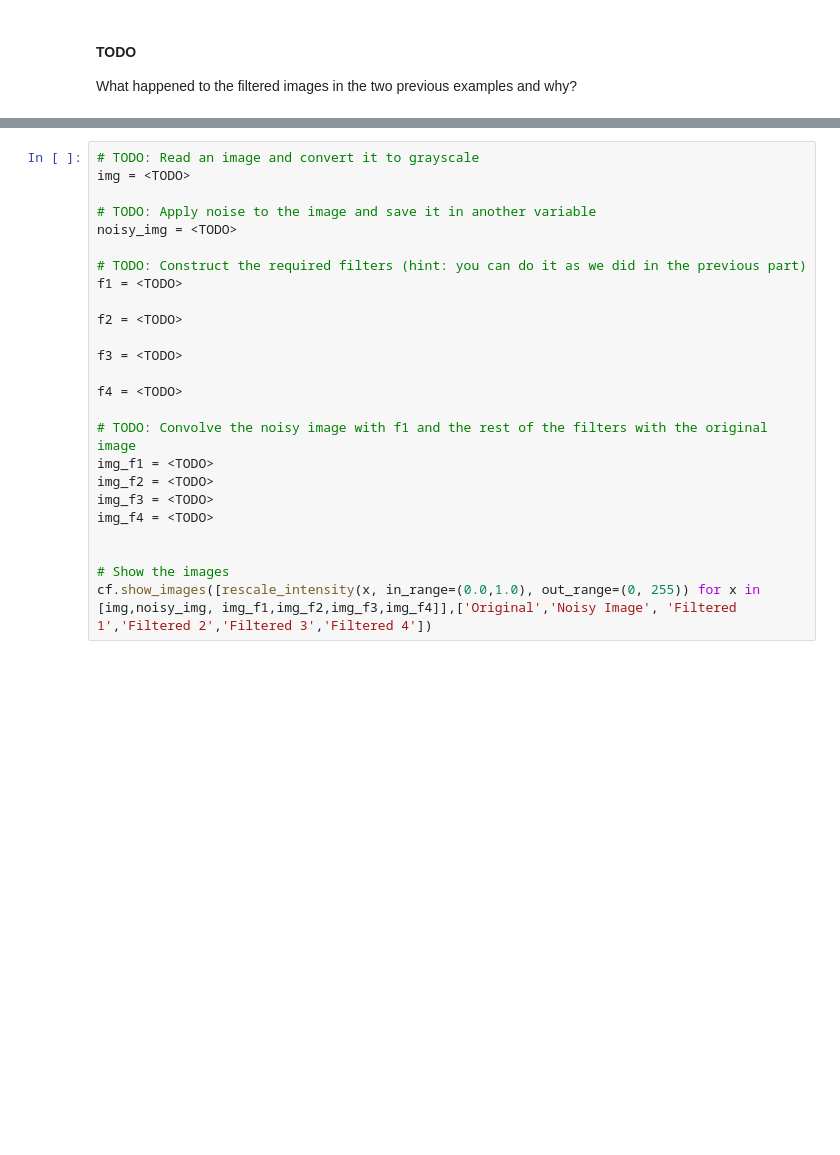
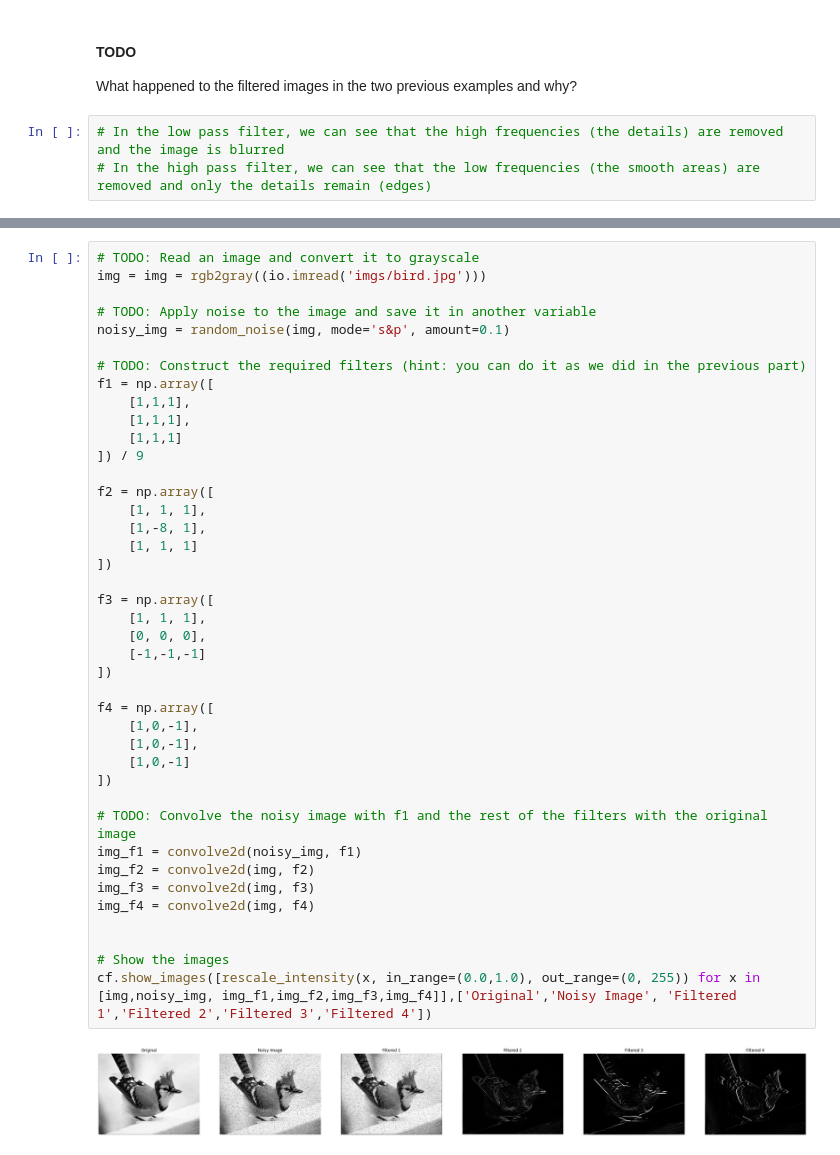
Before and after one commit to HossamMo123/IP_Requirment_1-2, a Jupyter notebook: Lab-2/lab2-std.ipynb, the cells around one changed output, grey strips where cells are left out. Saved outputs shown, nothing was run; the diff lists cells and outputs as text; blank space fills up the shorter version.

```diff
--- a/Lab-2/lab2-std.ipynb
+++ b/Lab-2/lab2-std.ipynb
@@ -108,6 +110,9 @@ apply_filter_in_freq(img, f)
 # %% [markdown]
 #### TODO
 What happened to the filtered images in the two previous examples and why?
+# %%
+# In the low pass filter, we can see that the high frequencies (the details) are removed and the image is blurred
+# In the high pass filter, we can see that the low frequencies (the smooth areas) are removed and only the details remain (edges)
 # %% [markdown]
 ### Part 3
 #### Understanding Image Filtering in the Space Domain Through Convolution
@@ -128,26 +133,44 @@ Press shift+tab after writing 'convolve2d' in a code cell
 -> random_noise(img, mode) (https://scikit-image.org/docs/dev/api/skimage.util.html#skimage.util.random_noise)
 # %%
 # TODO: Read an image and convert it to grayscale
-img = <TODO>
+img = img = rgb2gray((io.imread('imgs/bird.jpg')))
 
 # TODO: Apply noise to the image and save it in another variable
-noisy_img = <TODO>
+noisy_img = random_noise(img, mode='s&p', amount=0.1)
 
 # TODO: Construct the required filters (hint: you can do it as we did in the previous part)
-f1 = <TODO>
+f1 = np.array([
+    [1,1,1],
+    [1,1,1],
+    [1,1,1]
+]) / 9
 
-f2 = <TODO>
+f2 = np.array([
+    [1, 1, 1],
+    [1,-8, 1],
+    [1, 1, 1]
+])
 
-f3 = <TODO>
+f3 = np.array([
+    [1, 1, 1],
+    [0, 0, 0],
+    [-1,-1,-1]
+])
 
-f4 = <TODO>
+f4 = np.array([
+    [1,0,-1],
+    [1,0,-1],
+    [1,0,-1]
+])
 
 # TODO: Convolve the noisy image with f1 and the rest of the filters with the original image
-img_f1 = <TODO>
-img_f2 = <TODO>
-img_f3 = <TODO>
-img_f4 = <TODO>
+img_f1 = convolve2d(noisy_img, f1)
+img_f2 = convolve2d(img, f2)
+img_f3 = convolve2d(img, f3)
+img_f4 = convolve2d(img, f4)
 
 
 # Show the images
 cf.show_images([rescale_intensity(x, in_range=(0.0,1.0), out_range=(0, 255)) for x in [img,noisy_img, img_f1,img_f2,img_f3,img_f4]],['Original','Noisy Image', 'Filtered 1','Filtered 2','Filtered 3','Filtered 4'])
+# %% [output]
+[figure, added]
```
Also changed, not shown: parts of 2 cells of this notebook.
